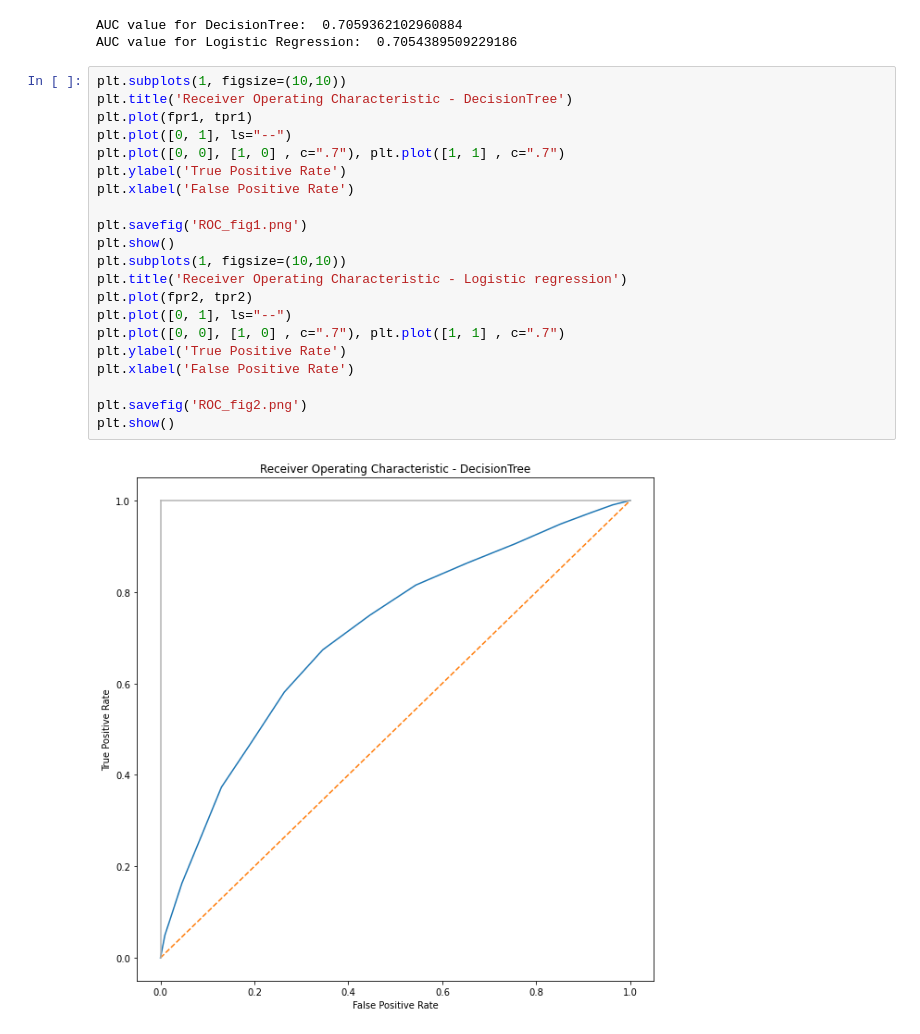
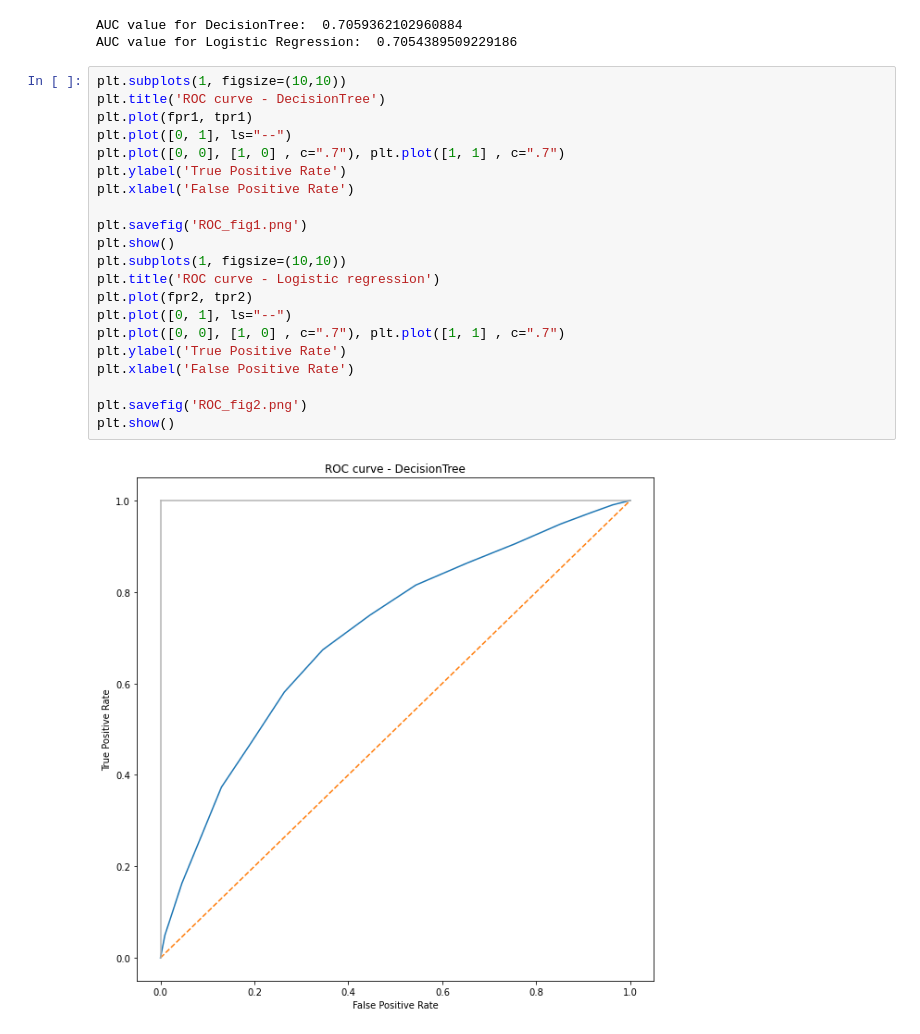
Before and after one commit to Islompulatov/deep_learning_recap, a Jupyter notebook: 04. DataLoader/risk_model.ipynb, the cells around one changed output. Cells and saved outputs as stored; diff of their text form.

```diff
--- a/04. DataLoader/risk_model.ipynb
+++ b/04. DataLoader/risk_model.ipynb
@@ -180,24 +190,24 @@ AUC value for DecisionTree:  0.7059362102960884
 AUC value for Logistic Regression:  0.7054389509229186
 # %%
 plt.subplots(1, figsize=(10,10))
-plt.title('Receiver Operating Characteristic - DecisionTree')
+plt.title('ROC curve - DecisionTree')
 plt.plot(fpr1, tpr1)
 plt.plot([0, 1], ls="--")
 plt.plot([0, 0], [1, 0] , c=".7"), plt.plot([1, 1] , c=".7")
 plt.ylabel('True Positive Rate')
 plt.xlabel('False Positive Rate')
 
 plt.savefig('ROC_fig1.png')
 plt.show()
 plt.subplots(1, figsize=(10,10))
-plt.title('Receiver Operating Characteristic - Logistic regression')
+plt.title('ROC curve - Logistic regression')
 plt.plot(fpr2, tpr2)
 plt.plot([0, 1], ls="--")
 plt.plot([0, 0], [1, 0] , c=".7"), plt.plot([1, 1] , c=".7")
 plt.ylabel('True Positive Rate')
 plt.xlabel('False Positive Rate')
 
 plt.savefig('ROC_fig2.png')
 plt.show()
 # %% [output]
-[figure, old version]
+[figure, new version]
```
Also changed, not shown: parts of 3 cells of this notebook, 5 other files.
